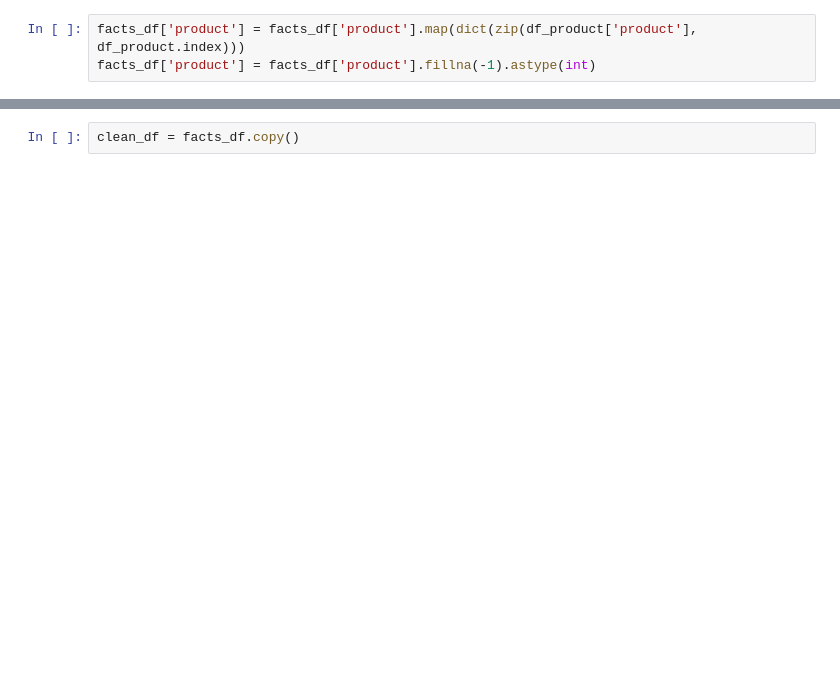
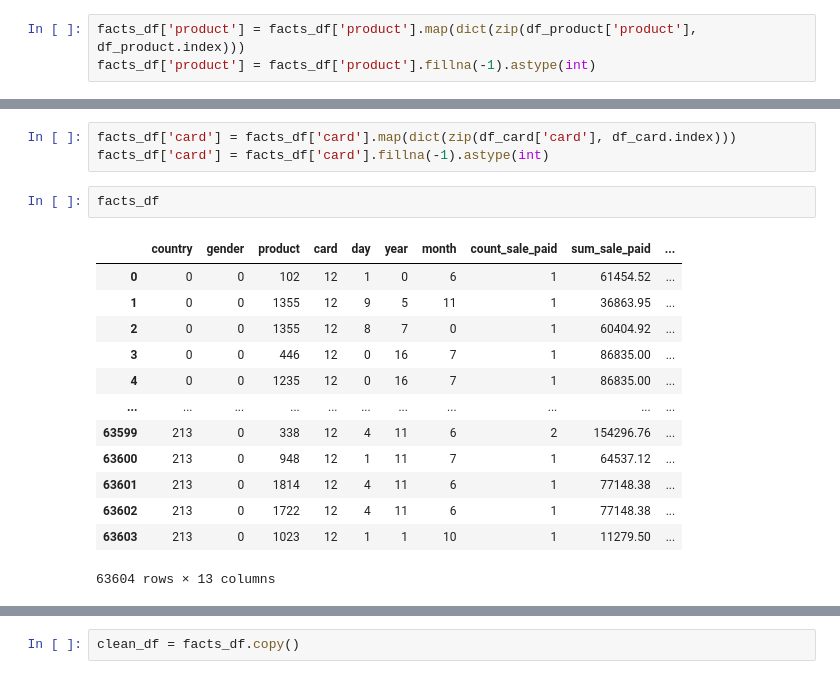
Before and after one commit to eric-castillo05/DataWarehouse, a Jupyter notebook: ETL_python/main.ipynb, the cells around one changed output, grey strips where cells are left out. Saved outputs shown, nothing was run; the diff lists cells and outputs as text; blank space fills up the shorter version.

```diff
--- a/ETL_python/main.ipynb
+++ b/ETL_python/main.ipynb
@@ -501,3 +501,22 @@ facts_df
+# %%
+facts_df['card'] = facts_df['card'].map(dict(zip(df_card['card'], df_card.index)))
+facts_df['card'] = facts_df['card'].fillna(-1).astype(int)
+# %%
+facts_df
+# %% [output]
+|  | country | gender | product | card | day | year | month | count_sale_paid | sum_sale_paid | ... |
+| 0 | 0 | 0 | 102 | 12 | 1 | 0 | 6 | 1 | 61454.52 | ... |
+| 1 | 0 | 0 | 1355 | 12 | 9 | 5 | 11 | 1 | 36863.95 | ... |
+| 2 | 0 | 0 | 1355 | 12 | 8 | 7 | 0 | 1 | 60404.92 | ... |
+| 3 | 0 | 0 | 446 | 12 | 0 | 16 | 7 | 1 | 86835.00 | ... |
+| 4 | 0 | 0 | 1235 | 12 | 0 | 16 | 7 | 1 | 86835.00 | ... |
+| ... | ... | ... | ... | ... | ... | ... | ... | ... | ... | ... |
+| 63599 | 213 | 0 | 338 | 12 | 4 | 11 | 6 | 2 | 154296.76 | ... |
+| 63600 | 213 | 0 | 948 | 12 | 1 | 11 | 7 | 1 | 64537.12 | ... |
+| 63601 | 213 | 0 | 1814 | 12 | 4 | 11 | 6 | 1 | 77148.38 | ... |
+| 63602 | 213 | 0 | 1722 | 12 | 4 | 11 | 6 | 1 | 77148.38 | ... |
+| 63603 | 213 | 0 | 1023 | 12 | 1 | 1 | 10 | 1 | 11279.50 | ... |
+63604 rows × 13 columns
 # %%
 facts_df.head()
 # %% [output]
```
Also changed, not shown: parts of 26 cells of this notebook, 1 other file.
